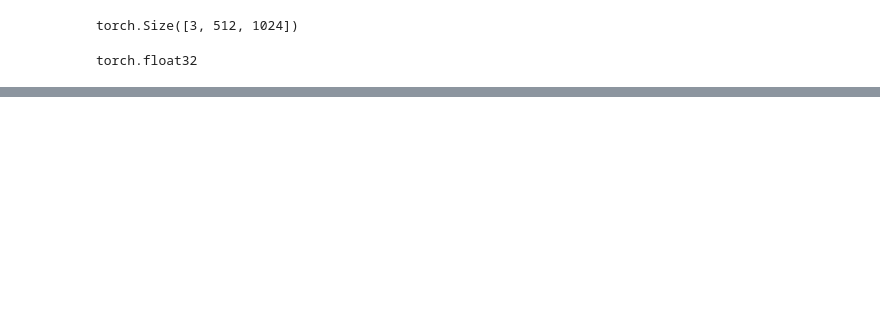
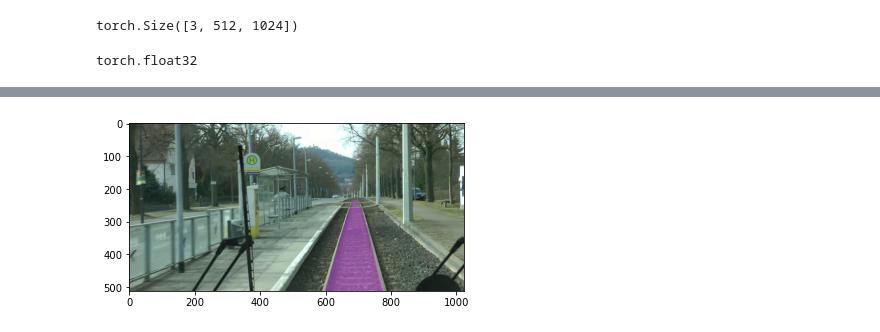
Before and after one commit to LuisWohlers/attackingSemanticSegmentation, a Jupyter notebook: Main.ipynb, the cells around one changed output, grey strips where cells are left out. Saved outputs shown, nothing was run; the diff lists cells and outputs as text; code cells hidden in the pictures; blank space fills up the shorter version.

```diff
--- a/Main.ipynb
+++ b/Main.ipynb
@@ -20,28 +20,32 @@ imdir_rs19 = '/home/physik/Dokumente/rs19/jpgs/rs19_val'
 maskdir_rs19 = '/home/physik/Dokumente/rs19/uint8/rs19_val'
 #imdir_rs19 = '/home/luis/Documents/ImSeg/rs19_val/jpgs/rs19_val'
 #maskdir_rs19 = '/home/luis/Documents/ImSeg/rs19_val/uint8/rs19_val'
-classes_ = {"rail-track"}
-range_train = (0,2000)
-range_test = (5000,6000)
-range_val = (7,8)
+classes_ = {"rail-track","tram-track"}#,"rail-raised","rail-embedded"}
+range_train = (0,4999)
+range_test = (5000,7499)
+range_val = (7500,8499)
+img_size = (1024,512)
 # %%
 traindata = loader.dataset(imdir=imdir_rs19,
                       maskdir=maskdir_rs19,
                       numstart=range_train[0],
                       numend=range_train[1],
-                      classes=classes_)
+                      classes=classes_,
+                      img_size = img_size)
 
 testdata = loader.dataset(imdir=imdir_rs19,
                       maskdir=maskdir_rs19,
                       numstart=range_test[0],
                       numend=range_test[1],
-                      classes=classes_)
+                      classes=classes_,
+                      img_size = img_size)
 
 valdata = loader.dataset(imdir=imdir_rs19,
                       maskdir=maskdir_rs19,
                       numstart=range_val[0],
                       numend=range_val[1],
-                      classes=classes_)
+                      classes=classes_,
+                      img_size = img_size)
 # %%
 traindata[0][1].shape
 # %% [output]
@@ -108,3 +116,6 @@ model.eval()
 # %%
-loader.visualize_result(traindata[0][0],traindata[0][1][0,:,:])
+v = 83
+loader.visualize_result(valdata[v][0],valdata[v][1][0,:,:])
+# %% [output]
+[figure, added]
 # %%
```
Also changed, not shown: parts of 16 cells of this notebook, 6 other files.
